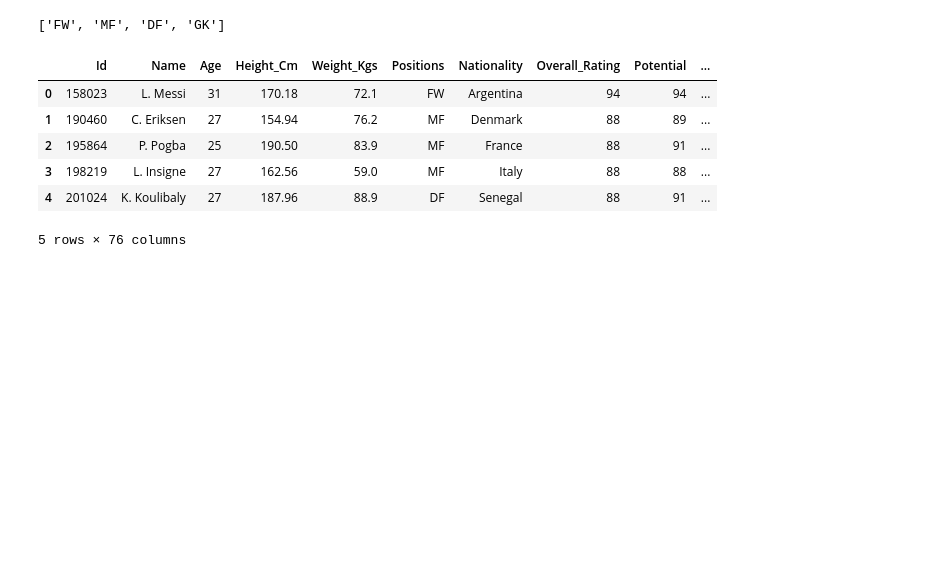
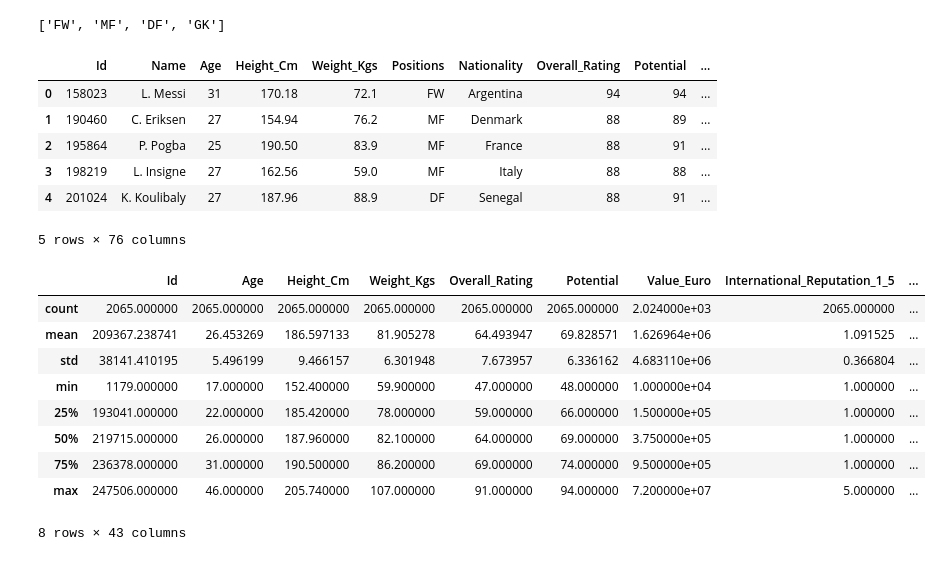
Before and after one commit to mshariqnaeem/FIFA_PlayerValue_ML, a Jupyter notebook: Ciano_FIFA_ETL_Changes.ipynb, the cells around one changed output. Drawn from its saved outputs; the diff is of its cells as text; code cells hidden in the pictures; blank space fills up the shorter version.

```diff
--- a/Ciano_FIFA_ETL_Changes.ipynb
+++ b/Ciano_FIFA_ETL_Changes.ipynb
@@ -415,3 +415,16 @@ df.head()
 5 rows × 76 columns
 # %%
 df.to_csv('modified_fifa_data.csv')
+# %%
+df[df.Positions == 'GK'].describe()
+# %% [output]
+|  | Id | Age | Height_Cm | Weight_Kgs | Overall_Rating | Potential | Value_Euro | International_Reputation_1_5 | ... |
+| count | 2065.000000 | 2065.000000 | 2065.000000 | 2065.000000 | 2065.000000 | 2065.000000 | 2.024000e+03 | 2065.000000 | ... |
+| mean | 209367.238741 | 26.453269 | 186.597133 | 81.905278 | 64.493947 | 69.828571 | 1.626964e+06 | 1.091525 | ... |
+| std | 38141.410195 | 5.496199 | 9.466157 | 6.301948 | 7.673957 | 6.336162 | 4.683110e+06 | 0.366804 | ... |
+| min | 1179.000000 | 17.000000 | 152.400000 | 59.900000 | 47.000000 | 48.000000 | 1.000000e+04 | 1.000000 | ... |
+| 25% | 193041.000000 | 22.000000 | 185.420000 | 78.000000 | 59.000000 | 66.000000 | 1.500000e+05 | 1.000000 | ... |
+| 50% | 219715.000000 | 26.000000 | 187.960000 | 82.100000 | 64.000000 | 69.000000 | 3.750000e+05 | 1.000000 | ... |
+| 75% | 236378.000000 | 31.000000 | 190.500000 | 86.200000 | 69.000000 | 74.000000 | 9.500000e+05 | 1.000000 | ... |
+| max | 247506.000000 | 46.000000 | 205.740000 | 107.000000 | 91.000000 | 94.000000 | 7.200000e+07 | 5.000000 | ... |
+8 rows × 43 columns
```
Also changed, not shown: 2 other files.
